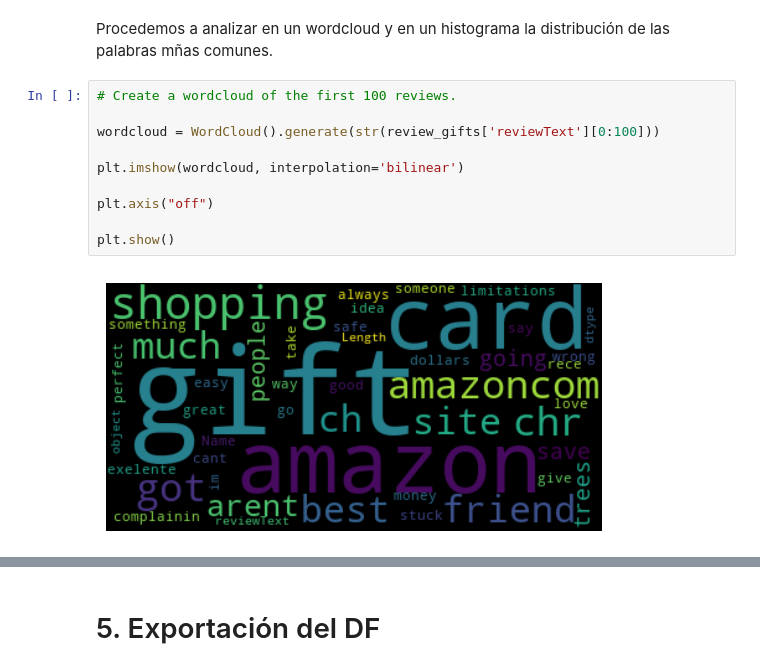
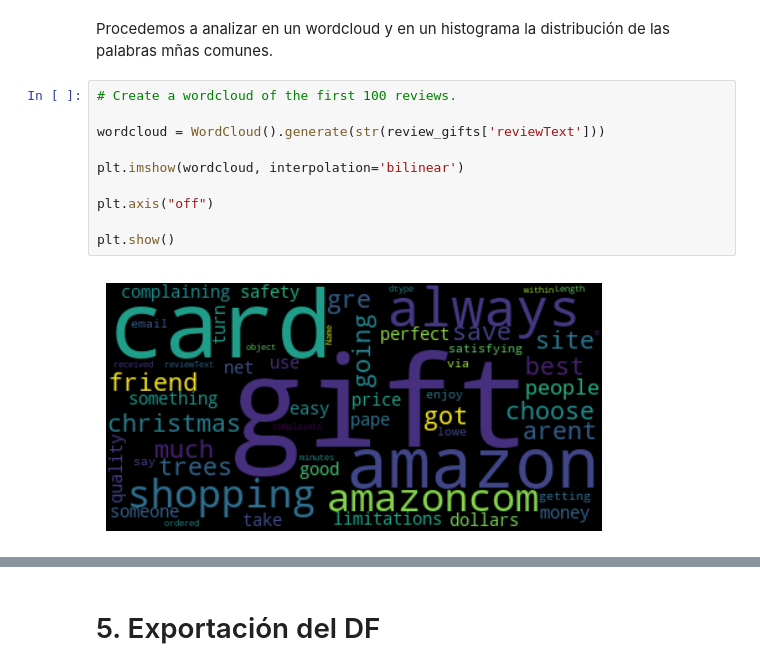
Before and after one commit to ComputingVictor/TFM_ValuationSentimentEngine, a Jupyter notebook: notebooks/reviews/0_DataPreprocessing.ipynb, the cells around one changed output, grey strips where cells are left out. Drawn from its saved outputs; the diff is of its cells as text.

```diff
--- a/notebooks/reviews/0_DataPreprocessing.ipynb
+++ b/notebooks/reviews/0_DataPreprocessing.ipynb
@@ -377,12 +377,12 @@ Procedemos a analizar en un wordcloud y en un histograma la distribución de las
 # %%
 # Create a wordcloud of the first 100 reviews.
 
-wordcloud = WordCloud().generate(str(review_gifts['reviewText'][0:100]))
+wordcloud = WordCloud().generate(str(review_gifts['reviewText']))
 
 plt.imshow(wordcloud, interpolation='bilinear')
 
 plt.axis("off")
 
 plt.show()
 # %% [output]
-[figure, old version]
+[figure, new version]
```
Also changed, not shown: parts of 3 cells of this notebook, 5 other files.
